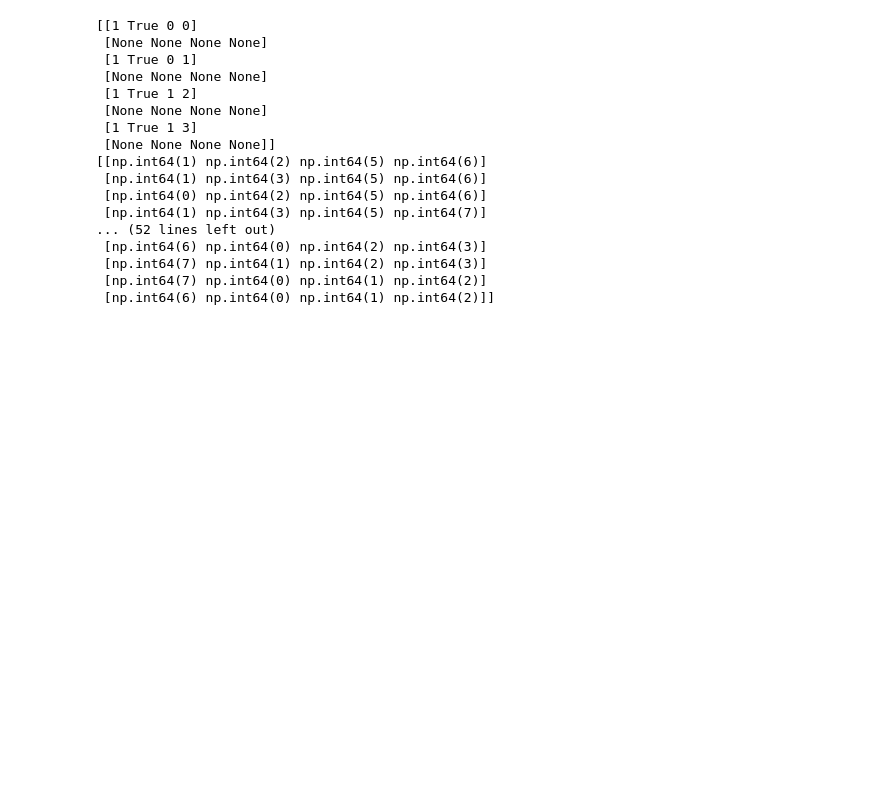
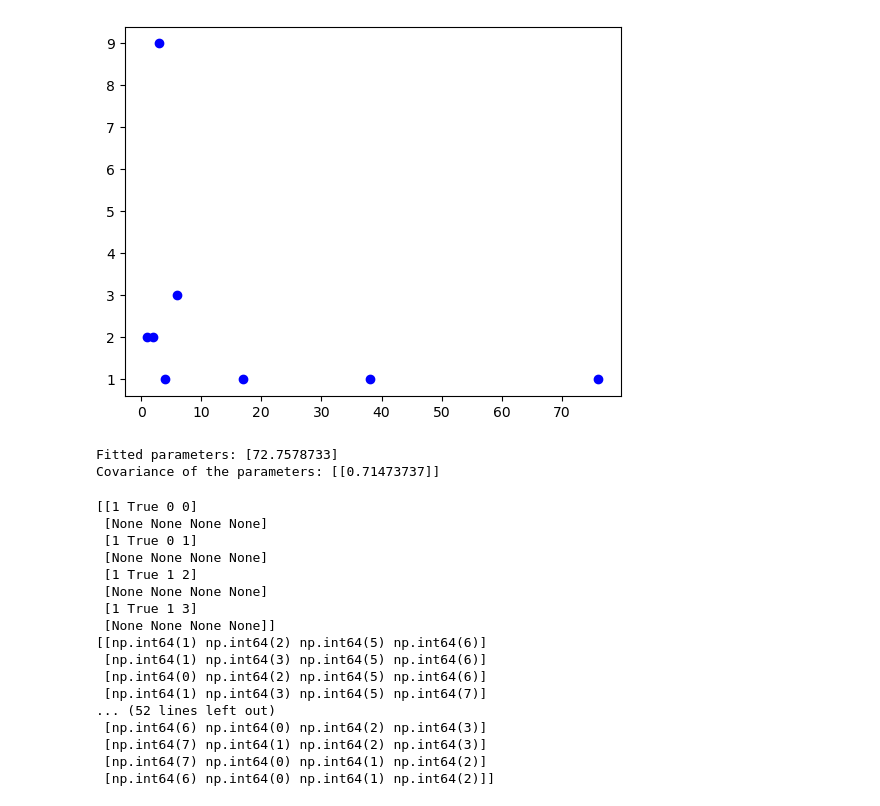
Before and after one commit to toM0dots/Majorana-Braiding, a Jupyter notebook: Majorana_knotting.ipynb, the cells around one changed output. Cells and saved outputs as stored; diff of their text form; code cells hidden in the pictures; blank space fills up the shorter version.

Commit message:
major changes on EVERYTHING after meeting 6.12

```diff
--- a/Majorana_knotting.ipynb
+++ b/Majorana_knotting.ipynb
@@ -34,7 +34,8 @@ def hopping(chain_):
     N = len(chain)
     index = np.where(chain[:,1] == True)[0]
     # i =random.randint(0, N-1)
-    for i in index:
+    for k in range(len(index)):
+        i = random.choice(index)
         hope_direction = np.random.choice([-1, 1])
         if chain[i][0] == None: #if the site is empty
             pass
@@ -204,11 +205,49 @@ def S_A(chain, R):
     S_A = 0.0
     x0 = int((len(chain)-R)/2)
     for i in range(x0, x0+R):
-        ids = np.where(chain[:, 2] == chain[i][2])[0]
-        other_majorana = [x for x in ids if x != i][0]
-        if other_majorana > x0 and other_majorana <= x0 + R:  # Check if the paired Majorana is outside the region A
-          # Check if the pair exists
-            S_A += 1
-        else:
-            S_A += 1/2
+        if chain[i][0] != None:
+
+            ids = np.where(chain[:, 2] == chain[i][2])[0]
+            other_majorana = [x for x in ids if x != i][0]
+            if  other_majorana < x0 or other_majorana > x0 + R:  # Check if the paired Majorana is outside the region A
+            # Check if the pair exists
+                S_A += 1
+            # else:
+            #     S_A += 1/2
     return S_A
+# %%
+chain = chain_builder(40, 4)
+chain_t = evolution(chain, 8000)
+
+pair_data1, distance_counts1 = calculate_pair_distances(chain_t)
+distances1 = list(distance_counts1.keys())
+counts1 = [distance_counts1[d] for d in distances1]
+plt.scatter(distances1, counts1, label='Pair Distances', color='blue')
+plt.show()
+
+x =[]
+y= np.zeros(100, dtype=float)
+
+for i in range(100):
+    R = i
+    x.append(R)
+    for t in range(8000):
+        chain_t = evolution(chain_t, t)
+
+        S_A_value = S_A(chain_t, R)
+
+        y[i] += S_A_value
+y= y/ 8000  # Average over time steps
+# y = np.log(y)
+# x = np.log(x)
+plt.figure(figsize=(8, 5))
+plt.scatter(x, y, label=r'$S_A$ vs R')
+plt.xlabel(r'$R \rho$')
+plt.ylabel(r'$S_A$')
+plt.xscale('log')
+# plt.yscale('log')
+plt.title("Entanglement Entropy S_A vs R")
+plt.grid(True)
+plt.legend()
+plt.show()
+# %% [output]
@@ -215,3 +255,14 @@ def S_A(chain, R):
+[figure, added]
+# %%
+# to fit entanglement entropy
+def S_A_fit(x, a):
+    return a* np.log(0.25* x)
+popt, pcov = curve_fit(S_A_fit, x, y )
+print("Fitted parameters:", popt)
+print("Covariance of the parameters:", pcov)
+# %% [output]
+Fitted parameters: [72.7578733]
+Covariance of the parameters: [[0.71473737]]
 # %%
 chain = chain_builder(4, 2)
 print(chain)
```
Also changed, not shown: parts of 3 cells of this notebook, 4 other files.
